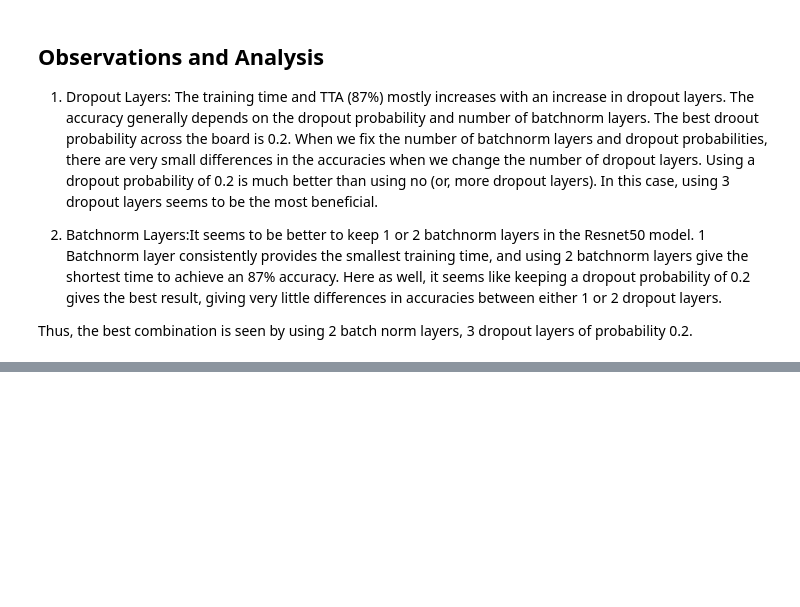
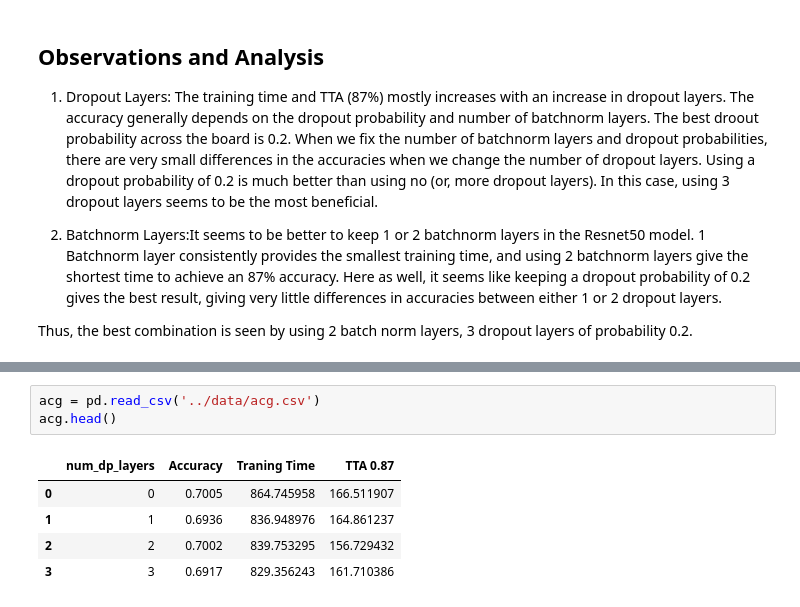
Before and after one commit to aashka-trivedi/regularization-for-image-classification, a Jupyter notebook: code/Batchnorm_dropout_analysis.ipynb, the cells around one changed output, grey strips where cells are left out. Drawn from its saved outputs; the diff is of its cells as text; blank space fills up the shorter version.

```diff
--- a/code/Batchnorm_dropout_analysis.ipynb
+++ b/code/Batchnorm_dropout_analysis.ipynb
@@ -295,0 +346,9 @@ Thus, the best combination is seen by using 2 batch norm layers, 3 dropout layer
+# %%
+acg = pd.read_csv('../data/acg.csv')
+acg.head()
+# %% [output]
+|  | num_dp_layers | Accuracy | Traning Time | TTA 0.87 |
+| 0 | 0 | 0.7005 | 864.745958 | 166.511907 |
+| 1 | 1 | 0.6936 | 836.948976 | 164.861237 |
+| 2 | 2 | 0.7002 | 839.753295 | 156.729432 |
+| 3 | 3 | 0.6917 | 829.356243 | 161.710386 |
```
Also changed, not shown: parts of 8 cells of this notebook, 6 other files.
